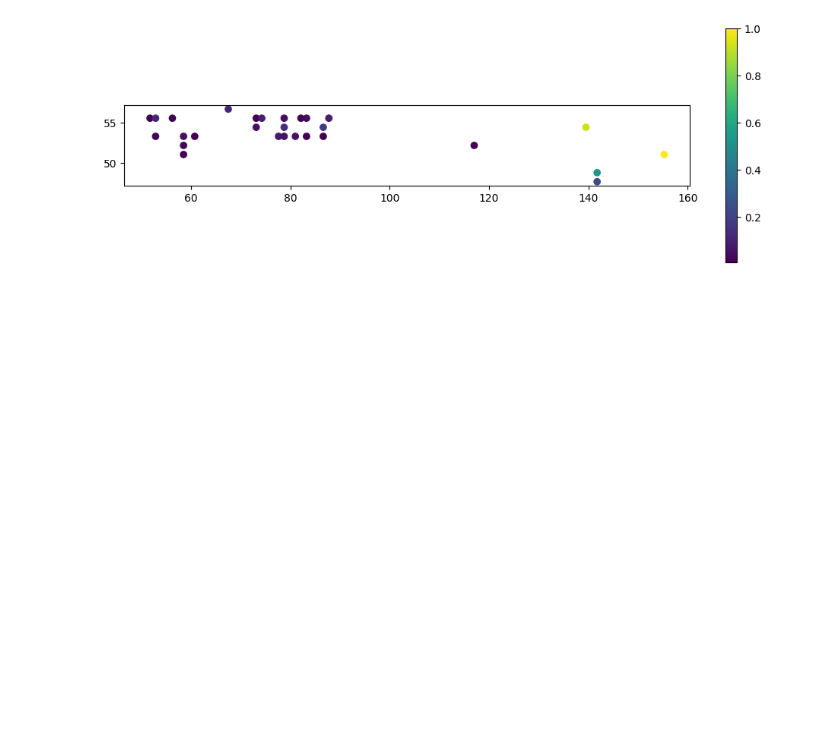
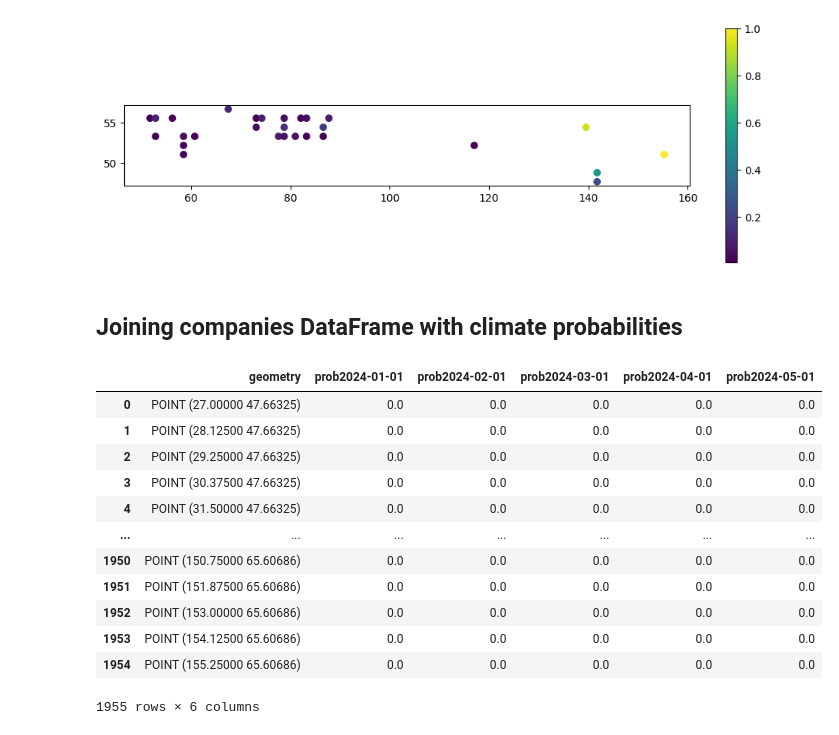
Before and after one commit to PKuznetsov-vl/spark, a Jupyter notebook: Wind_data.ipynb, the cells around one changed output. Drawn from its saved outputs; the diff is of its cells as text; code cells hidden in the pictures; blank space fills up the shorter version.

Commit message:
joining probabilities with companies

```diff
--- a/Wind_data.ipynb
+++ b/Wind_data.ipynb
@@ -118,3 +125,32 @@ pdf.plot(column = 'avg_prob', legend=True, ax=ax)
 <Axes: >
 [figure]
 [figure]
+# %% [markdown]
+## Joining companies DataFrame with climate probabilities
+# %%
+timestamps = gdf['timestamp'].unique()
+geo = gdf[gdf['timestamp'] == timestamps[0]].geometry.reset_index()
+df_list = [geo.drop(columns='index')]
+for time in timestamps:
+    temp_df = gdf[gdf['timestamp'] == time]
+    temp_df = temp_df.reset_index()
+    temp_df = temp_df.drop(columns=['timestamp', 'geometry', 'index'])
+    temp_df = temp_df.rename(columns={'prob' : 'prob'+time})
+    df_list.append(temp_df)
+
+gdf_agg = pd.concat(df_list, axis=1)
+gdf_agg
+# %% [output]
+|  | geometry | prob2024-01-01 | prob2024-02-01 | prob2024-03-01 | prob2024-04-01 | prob2024-05-01 |
+| 0 | POINT (27.00000 47.66325) | 0.0 | 0.0 | 0.0 | 0.0 | 0.0 |
+| 1 | POINT (28.12500 47.66325) | 0.0 | 0.0 | 0.0 | 0.0 | 0.0 |
+| 2 | POINT (29.25000 47.66325) | 0.0 | 0.0 | 0.0 | 0.0 | 0.0 |
+| 3 | POINT (30.37500 47.66325) | 0.0 | 0.0 | 0.0 | 0.0 | 0.0 |
+| 4 | POINT (31.50000 47.66325) | 0.0 | 0.0 | 0.0 | 0.0 | 0.0 |
+| ... | ... | ... | ... | ... | ... | ... |
+| 1950 | POINT (150.75000 65.60686) | 0.0 | 0.0 | 0.0 | 0.0 | 0.0 |
+| 1951 | POINT (151.87500 65.60686) | 0.0 | 0.0 | 0.0 | 0.0 | 0.0 |
+| 1952 | POINT (153.00000 65.60686) | 0.0 | 0.0 | 0.0 | 0.0 | 0.0 |
+| 1953 | POINT (154.12500 65.60686) | 0.0 | 0.0 | 0.0 | 0.0 | 0.0 |
+| 1954 | POINT (155.25000 65.60686) | 0.0 | 0.0 | 0.0 | 0.0 | 0.0 |
+1955 rows × 6 columns
```
Also changed, not shown: parts of 6 cells of this notebook.
